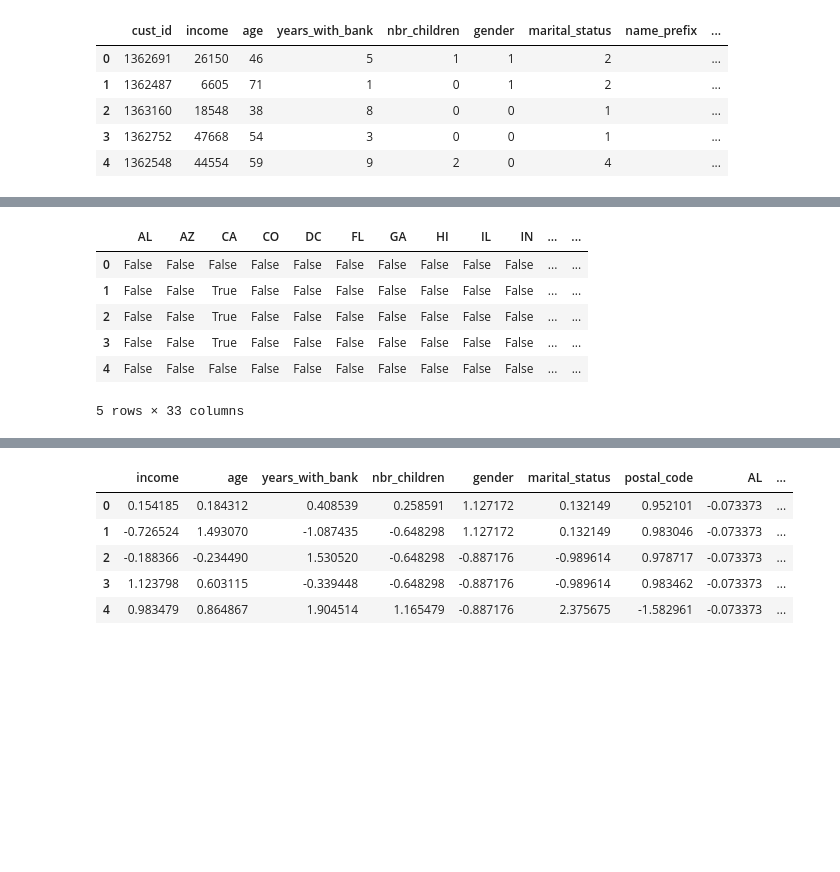
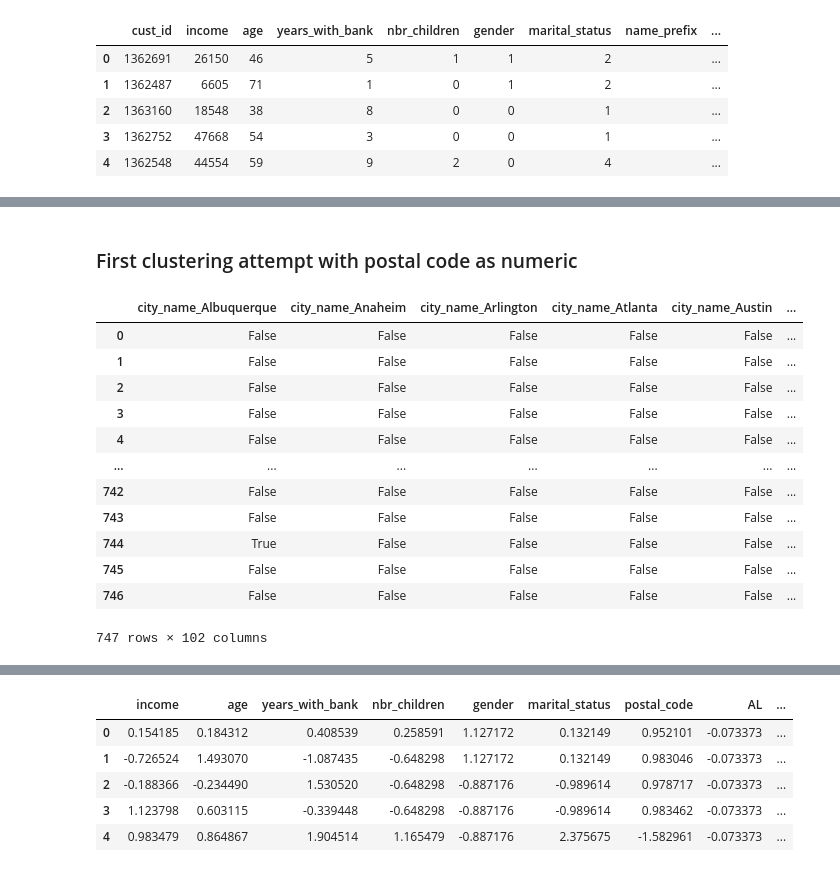
Before and after one commit to btmarsh6/mini-project-III, a Jupyter notebook: Ben_notebook.ipynb, the cells around one changed output, grey strips where cells are left out. Saved outputs shown, nothing was run; the diff lists cells and outputs as text; code cells hidden in the pictures; blank space fills up the shorter version.

Commit message:
kmeans clustering and visualization done with postal as numeric, city and state included

```diff
--- a/Ben_notebook.ipynb
+++ b/Ben_notebook.ipynb
@@ -825,0 +817,4 @@ Name: count, dtype: int64
+# %%
+# Drop columns that won't be used in clustering
+prepped_df = cust_df.drop(columns=['cust_id', 'name_prefix', 'first_name', 'last_name', 'street_nbr', 'street_name'])
+prepped_df.head()
@@ -826,13 +828,21 @@ Name: count, dtype: int64
+# %% [markdown]
+### First clustering attempt with postal code as numeric
 # %%
-# create dummy variables for state
-dummy_df = pd.get_dummies(cust_df['state_code'])
-dummy_df.head()
+# convert city and state to dummy variables
+dummy_df = pd.get_dummies(prepped_df[['city_name', 'state_code']])
+dummy_df
 # %% [output]
-|  | AL | AZ | CA | CO | DC | FL | GA | HI | IL | IN | ... | ... |
-| 0 | False | False | False | False | False | False | False | False | False | False | ... | ... |
-| 1 | False | False | True | False | False | False | False | False | False | False | ... | ... |
-| 2 | False | False | True | False | False | False | False | False | False | False | ... | ... |
-| 3 | False | False | True | False | False | False | False | False | False | False | ... | ... |
-| 4 | False | False | False | False | False | False | False | False | False | False | ... | ... |
+|  | city_name_Albuquerque | city_name_Anaheim | city_name_Arlington | city_name_Atlanta | city_name_Austin | ... |
+| 0 | False | False | False | False | False | ... |
+| 1 | False | False | False | False | False | ... |
+| 2 | False | False | False | False | False | ... |
+| 3 | False | False | False | False | False | ... |
+| 4 | False | False | False | False | False | ... |
+| ... | ... | ... | ... | ... | ... | ... |
+| 742 | False | False | False | False | False | ... |
+| 743 | False | False | False | False | False | ... |
+| 744 | True | False | False | False | False | ... |
+| 745 | False | False | False | False | False | ... |
+| 746 | False | False | False | False | False | ... |
-5 rows × 33 columns
+747 rows × 102 columns
 # %%
```
Also changed, not shown: parts of 22 cells of this notebook.
